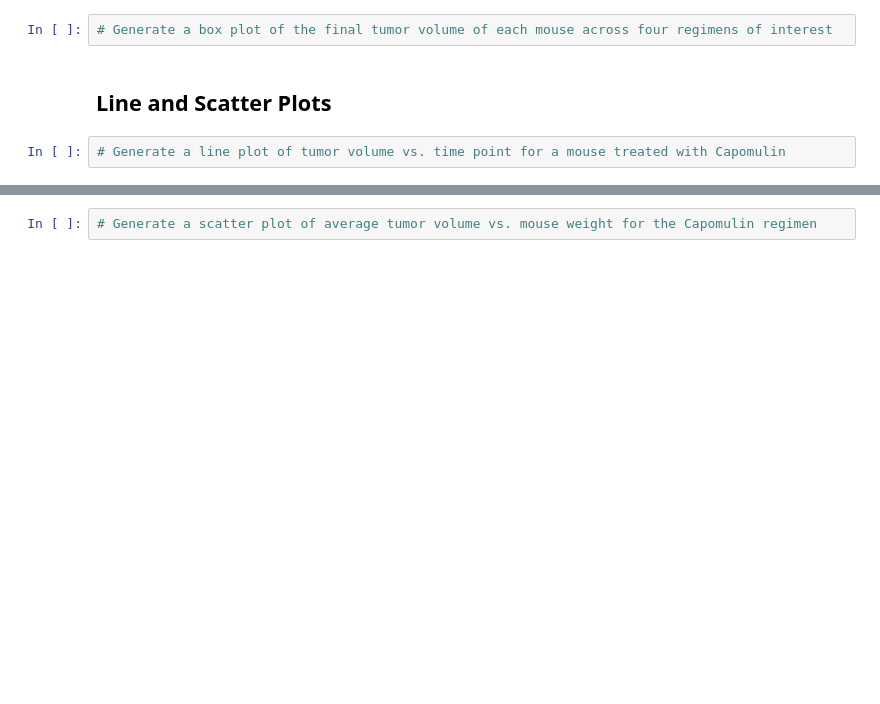
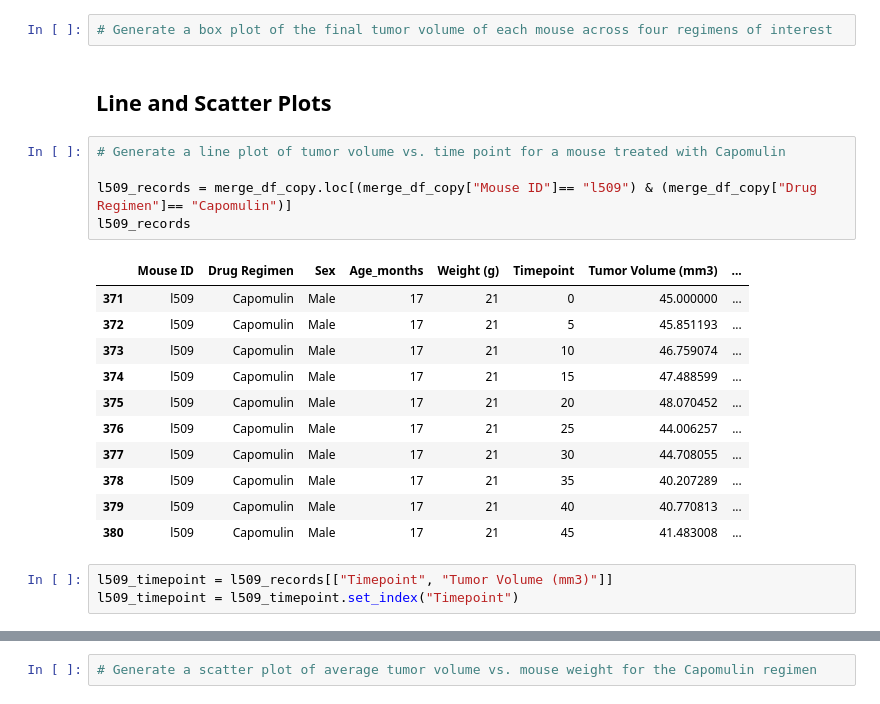
Before and after one commit to manuelamc14/Matploid-challenge, a Jupyter notebook: Pymaceuticals/pymaceuticals_starter.ipynb, the cells around one changed output, grey strips where cells are left out. Cells and saved outputs as stored; diff of their text form; blank space fills up the shorter version.

```diff
--- a/Pymaceuticals/pymaceuticals_starter.ipynb
+++ b/Pymaceuticals/pymaceuticals_starter.ipynb
@@ -169,3 +177,21 @@ gender_distribution.plot?
 ## Line and Scatter Plots
 # %%
 # Generate a line plot of tumor volume vs. time point for a mouse treated with Capomulin
+
+l509_records = merge_df_copy.loc[(merge_df_copy["Mouse ID"]== "l509") & (merge_df_copy["Drug Regimen"]== "Capomulin")]
+l509_records
+# %% [output]
+|  | Mouse ID | Drug Regimen | Sex | Age_months | Weight (g) | Timepoint | Tumor Volume (mm3) | ... |
+| 371 | l509 | Capomulin | Male | 17 | 21 | 0 | 45.000000 | ... |
+| 372 | l509 | Capomulin | Male | 17 | 21 | 5 | 45.851193 | ... |
+| 373 | l509 | Capomulin | Male | 17 | 21 | 10 | 46.759074 | ... |
+| 374 | l509 | Capomulin | Male | 17 | 21 | 15 | 47.488599 | ... |
+| 375 | l509 | Capomulin | Male | 17 | 21 | 20 | 48.070452 | ... |
+| 376 | l509 | Capomulin | Male | 17 | 21 | 25 | 44.006257 | ... |
+| 377 | l509 | Capomulin | Male | 17 | 21 | 30 | 44.708055 | ... |
+| 378 | l509 | Capomulin | Male | 17 | 21 | 35 | 40.207289 | ... |
+| 379 | l509 | Capomulin | Male | 17 | 21 | 40 | 40.770813 | ... |
+| 380 | l509 | Capomulin | Male | 17 | 21 | 45 | 41.483008 | ... |
+# %%
+l509_timepoint = l509_records[["Timepoint", "Tumor Volume (mm3)"]]
+l509_timepoint = l509_timepoint.set_index("Timepoint")
```
Also changed, not shown: parts of 7 cells of this notebook.
